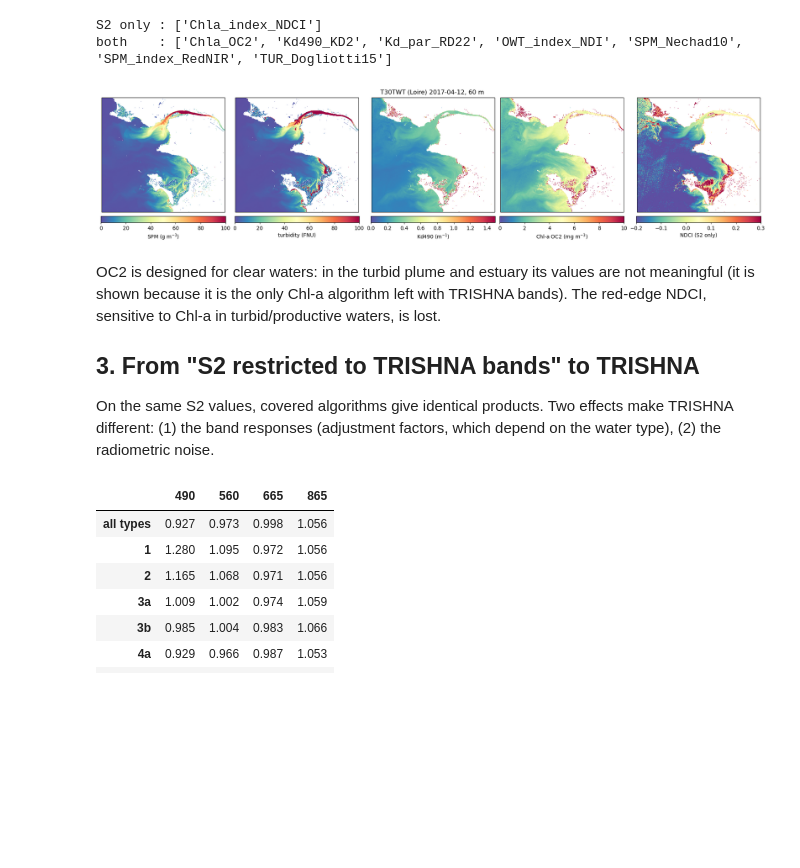
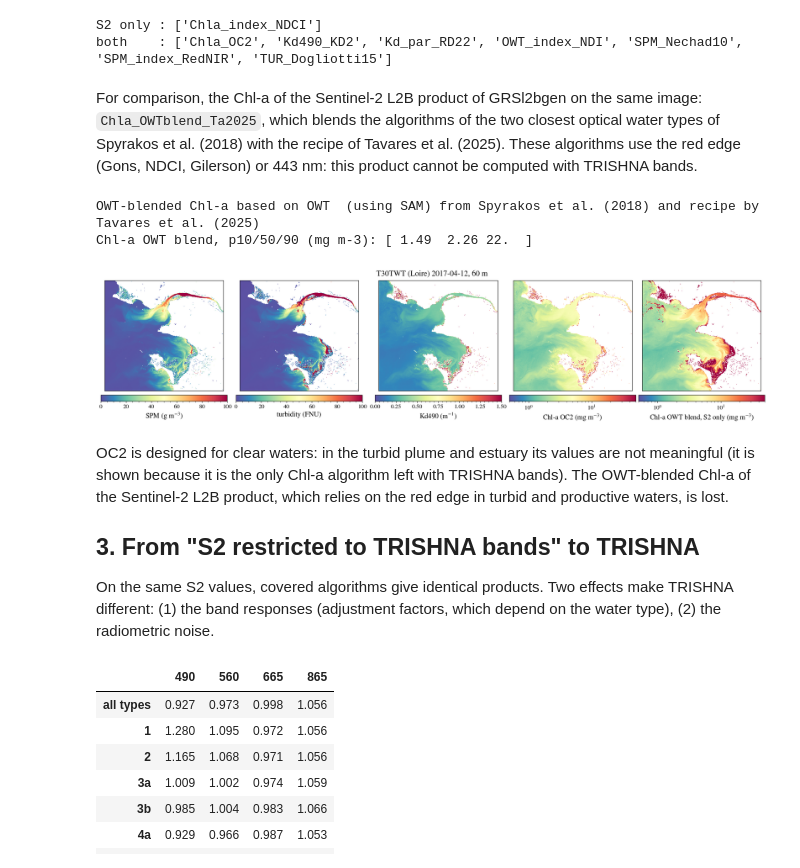
Before and after one commit to Tristanovsk/trishna_tbx, a Jupyter notebook: notebooks/4_visualisation/wq_products_trishna.ipynb, the cells around one changed output. Drawn from its saved outputs; the diff is of its cells as text; code cells hidden in the pictures; blank space fills up the shorter version.

```diff
--- a/notebooks/4_visualisation/wq_products_trishna.ipynb
+++ b/notebooks/4_visualisation/wq_products_trishna.ipynb
@@ -34,7 +34,12 @@ from trishna_tbx import TRISHNA, make_s2
 print('trishna_tbx', trishna_tbx.__version__)
 from pathlib import Path
 THUMB_DIR = Path('../thumbnails').resolve() if Path('../thumbnails').exists() else Path('.').resolve()
-plt.rcParams.update({'figure.dpi': 90, 'font.size': 11})
+# plot style: Times-like serif fonts with LaTeX-style math (STIX, no TeX installation needed),
+# larger fonts, minor ticks on all axes
+plt.rcParams.update({'figure.dpi': 90, 'font.size': 14, 'font.family': 'STIXGeneral',
+                     'mathtext.fontset': 'stix', 'axes.titlesize': 15, 'axes.labelsize': 15,
+                     'legend.fontsize': 12, 'xtick.labelsize': 13, 'ytick.labelsize': 13,
+                     'xtick.minor.visible': True, 'ytick.minor.visible': True})
 
 from trishna_tbx import algorithms, owt
 # %% [output]
@@ -65,6 +70,10 @@ L2A_EXAMPLE = os.environ.get('TRISHNA_TBX_L2A_EXAMPLE',
     'S2A_MSIL2AGRS_20170412T110621_N0500_R137_T30TWT_20231111T110836_V3.1.1/'
     'S2A_MSIL2AGRS_20170412T110621_N0500_R137_T30TWT_20231111T110836_V3.1.1.zarr')
 L2A_EXAMPLE_WINDOW = 'y=2700:5490,x=1500:4500'   # 20 m pixels: estuary, plume, Bourgneuf Bay
+L2B_EXAMPLE = os.environ.get('TRISHNA_TBX_L2B_EXAMPLE',   # GRSl2bgen L2B of the same image
+    '/data/satellite/s3/grstbx-s3/sentinel-2/l2b/30TWT/2017/04/12/'
+    'S2A_MSIL2B_20170412T110621_N0500_R137_T30TWT_20231111T110836_V3.1.1/'
+    'S2A_MSIL2B_20170412T110621_N0500_R137_T30TWT_20231111T110836_V3.1.1.zarr')
 AERONET_HYP_DIR = os.environ.get('TRISHNA_TBX_AERONET_HYP', '/DATA/AERONET/OCv3_invRrs/data')
 OUTPUT_DIR = Path(os.environ.get('TRISHNA_TBX_OUTPUT', './output')).resolve()
 # ---------------------------------------------------------------------------------------
@@ -119,24 +128,40 @@ print('both    :', sorted(prod_t))
 # %% [output]
 S2 only : ['Chla_index_NDCI']
 both    : ['Chla_OC2', 'Kd490_KD2', 'Kd_par_RD22', 'OWT_index_NDI', 'SPM_Nechad10', 'SPM_index_RedNIR', 'TUR_Dogliotti15']
+# %% [markdown]
+For comparison, the Chl-a of the Sentinel-2 L2B product of GRSl2bgen on the same image:
+`Chla_OWTblend_Ta2025`, which blends the algorithms of the two closest optical water types of
+Spyrakos et al. (2018) with the recipe of Tavares et al. (2025). These algorithms use the red edge
+(Gons, NDCI, Gilerson) or 443 nm: this product cannot be computed with TRISHNA bands.
+# %%
+l2b = xr.open_zarr(L2B_EXAMPLE + '/0', consolidated=False).isel(parse_window(L2A_EXAMPLE_WINDOW))
+chl_blend = to_60m(l2b['Chla_OWTblend_Ta2025'].where(water_mask(ds))).load()
+chl_blend = chl_blend.where(rrs.sel(wl=560).notnull())
+print(l2b['Chla_OWTblend_Ta2025'].attrs['description'])
+print('Chl-a OWT blend, p10/50/90 (mg m-3):', np.nanpercentile(chl_blend, [10, 50, 90]).round(2))
+# %% [output]
+OWT-blended Chl-a based on OWT  (using SAM) from Spyrakos et al. (2018) and recipe by Tavares et al. (2025)
+Chl-a OWT blend, p10/50/90 (mg m-3): [ 1.49  2.26 22.  ]
 # %%
 show = [('SPM_Nechad10', 'SPM (g m$^{-3}$)', 0, 100), ('TUR_Dogliotti15', 'turbidity (FNU)', 0, 100),
-        ('Kd490_KD2', 'Kd490 (m$^{-1}$)', 0, 1.5), ('Chla_OC2', 'Chl-a OC2 (mg m$^{-3}$)', 0, 10),
-        ('Chla_index_NDCI', 'NDCI (S2 only)', -0.2, 0.3)]
+        ('Kd490_KD2', 'Kd490 (m$^{-1}$)', 0, 1.5), ('Chla_OC2', 'Chl-a OC2 (mg m$^{-3}$)', 0.5, 50),
+        ('Chla_OWTblend_Ta2025', 'Chl-a OWT blend, S2 only (mg m$^{-3}$)', 0.5, 50)]
+LOG = {'Chla_OC2', 'Chla_OWTblend_Ta2025'}   # Chl-a on a log scale
 fig, axs = plt.subplots(1, 5, figsize=(20, 4.6), sharey=True, layout='constrained')
 for ax, (v, lab, lo, hi) in zip(axs, show):
-    src = prod_t if v in prod_t else prod_s2
-    im = ax.imshow(src[v], vmin=lo, vmax=hi, cmap='Spectral_r', interpolation='nearest')
+    img = prod_t[v] if v in prod_t else chl_blend
+    norm = plt.matplotlib.colors.LogNorm(lo, hi) if v in LOG else plt.Normalize(lo, hi)
+    im = ax.imshow(img, norm=norm, cmap='Spectral_r', interpolation='nearest')
     fig.colorbar(im, ax=ax, orientation='horizontal', pad=.03, label=lab)
-    ax.set_xticks([]); ax.set_yticks([])
+    ax.set_xticks([]); ax.set_yticks([]); ax.minorticks_off()
 fig.suptitle(f'T30TWT (Loire) {str(date)[:10]}, 60 m')
 fig.savefig(THUMB_DIR / 'wq_products_trishna.png', dpi=60)
 # %% [output]
-[figure, old version]
+[figure, new version]
 # %% [markdown]
 OC2 is designed for clear waters: in the turbid plume and estuary its values are not meaningful
-(it is shown because it is the only Chl-a algorithm left with TRISHNA bands). The red-edge NDCI,
-sensitive to Chl-a in turbid/productive waters, is lost.
+(it is shown because it is the only Chl-a algorithm left with TRISHNA bands). The OWT-blended Chl-a of the
+Sentinel-2 L2B product, which relies on the red edge in turbid and productive waters, is lost.
 
 ## 3. From "S2 restricted to TRISHNA bands" to TRISHNA
 On the same S2 values, covered algorithms give identical products. Two effects make TRISHNA
```
Also changed, not shown: parts of 2 cells of this notebook, 35 other files.
